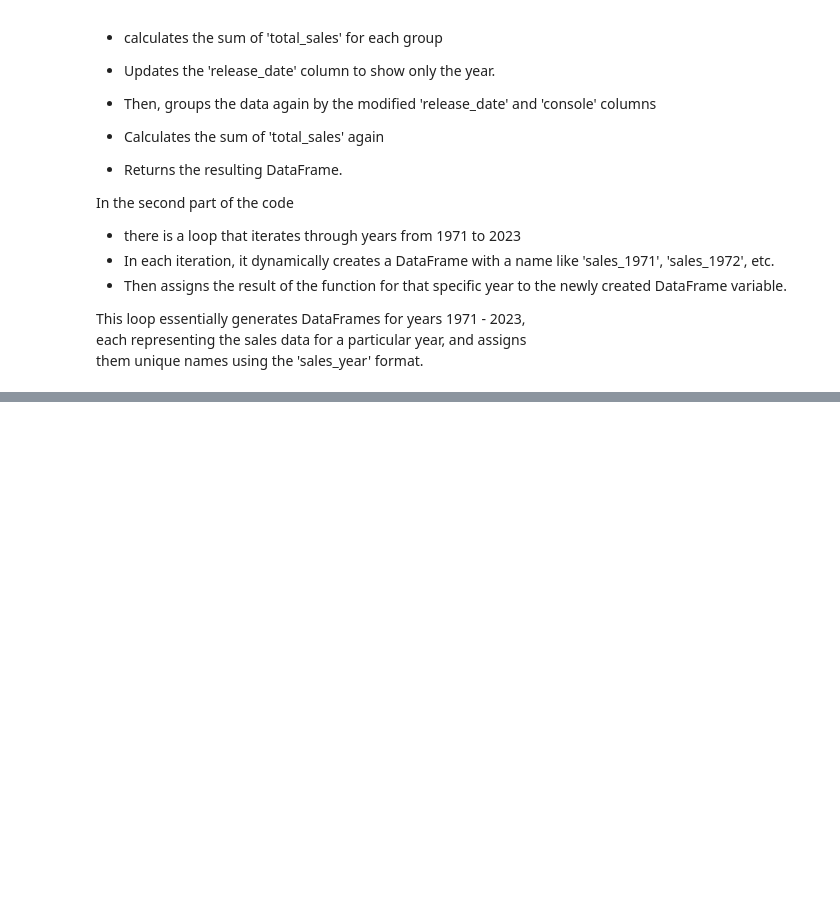
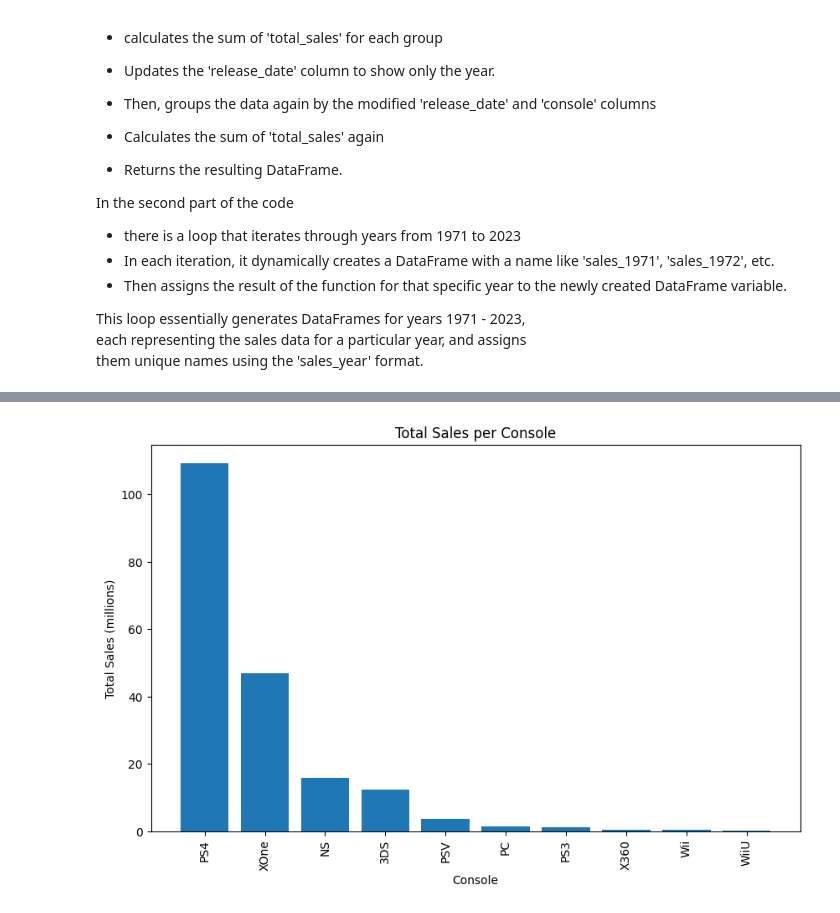
Before and after one commit to dmorton714/v_game, a Jupyter notebook: v_game.ipynb, the cells around one changed output, grey strips where cells are left out. Saved outputs shown, nothing was run; the diff lists cells and outputs as text; code cells hidden in the pictures; blank space fills up the shorter version.

```diff
--- a/v_game.ipynb
+++ b/v_game.ipynb
@@ -678,0 +544,14 @@ sales_1988
+# %%
+filtered_df = sales_2017[sales_2017['total_sales'] != 0].sort_values(by='total_sales', ascending=False)
+
+plt.figure(figsize=(10, 6))
+plt.bar(filtered_df['console'], filtered_df['total_sales'])
+plt.xlabel('Console')
+plt.ylabel('Total Sales (millions)')
+plt.title('Total Sales per Console')
+
+plt.xticks(rotation='vertical')
+
+plt.show()
+# %% [output]
+[figure, added]
```
Also changed, not shown: parts of 29 cells of this notebook.
